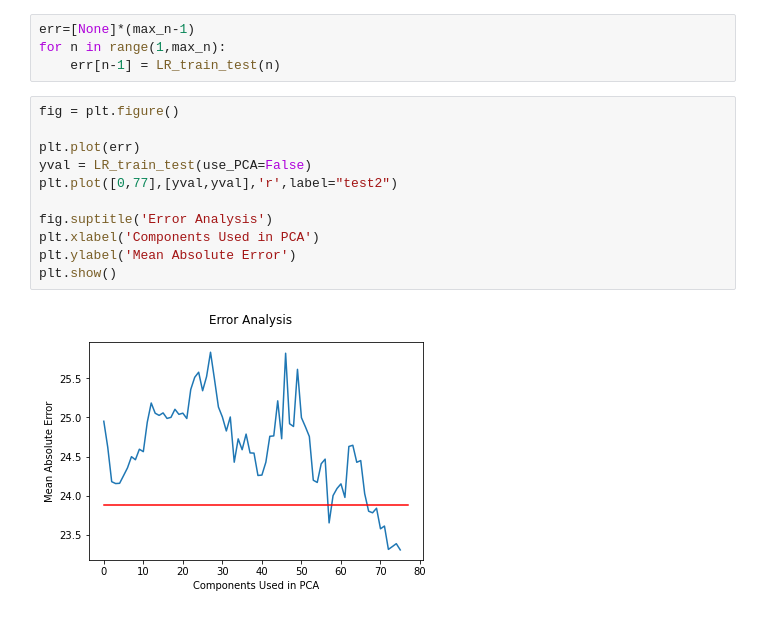
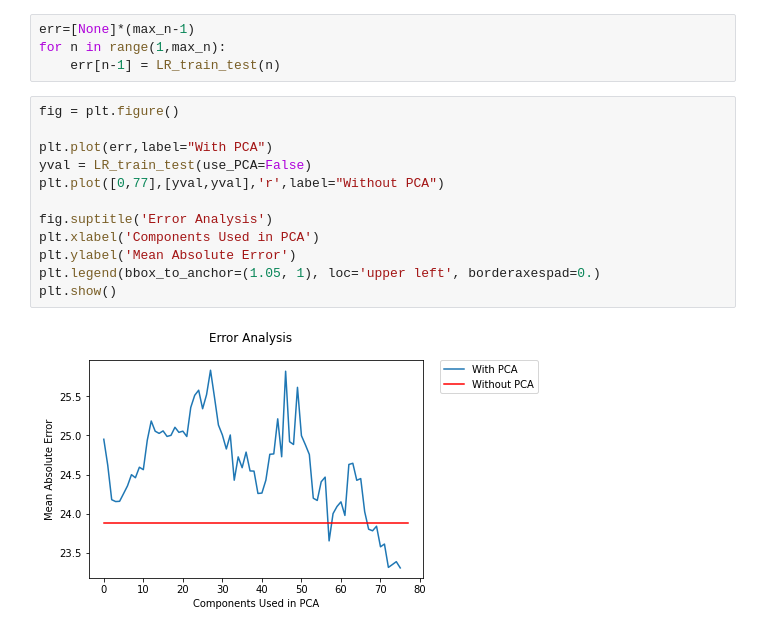
Before and after one commit to JGomez89/Project3-textmining-linearregression, a Jupyter notebook: Technique_1&2.ipynb, the cells around one changed output. Saved outputs shown, nothing was run; the diff lists cells and outputs as text.

```diff
--- a/Technique_1&2.ipynb
+++ b/Technique_1&2.ipynb
@@ -348,13 +348,14 @@ for n in range(1,max_n):
 # %%
 fig = plt.figure()
 
-plt.plot(err)
+plt.plot(err,label="With PCA")
 yval = LR_train_test(use_PCA=False)
-plt.plot([0,77],[yval,yval],'r',label="test2")
+plt.plot([0,77],[yval,yval],'r',label="Without PCA")
 
 fig.suptitle('Error Analysis')
 plt.xlabel('Components Used in PCA')
 plt.ylabel('Mean Absolute Error')
+plt.legend(bbox_to_anchor=(1.05, 1), loc='upper left', borderaxespad=0.)
 plt.show()
 # %% [output]
-[figure, old version]
+[figure, new version]
```
